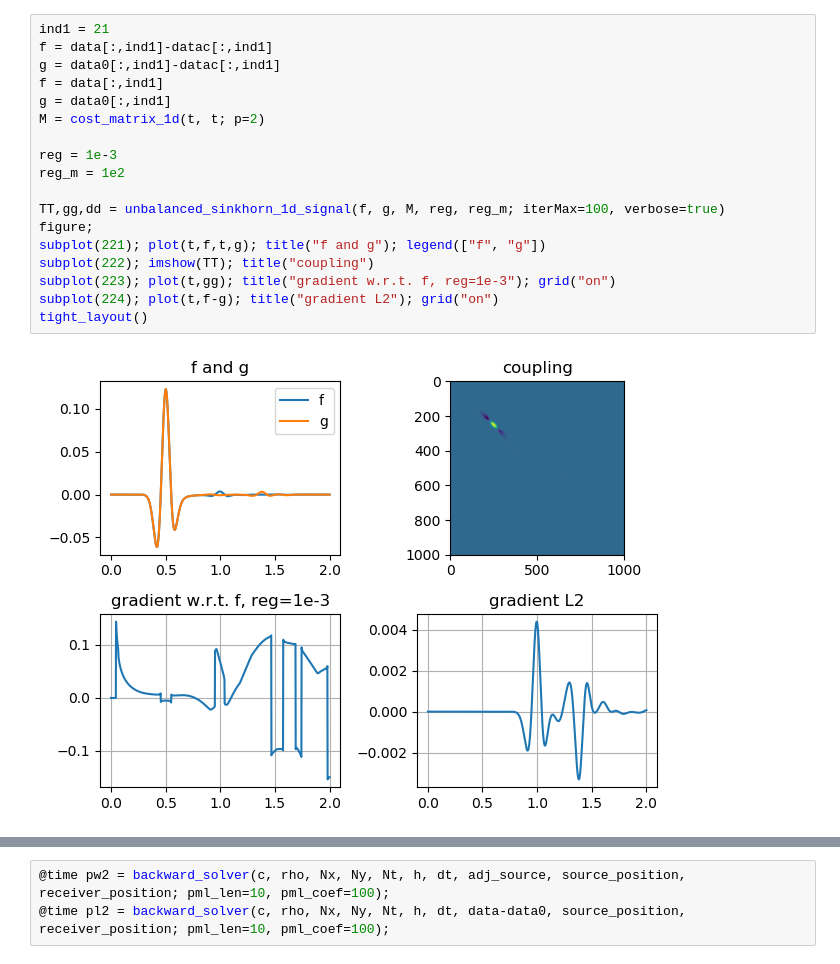
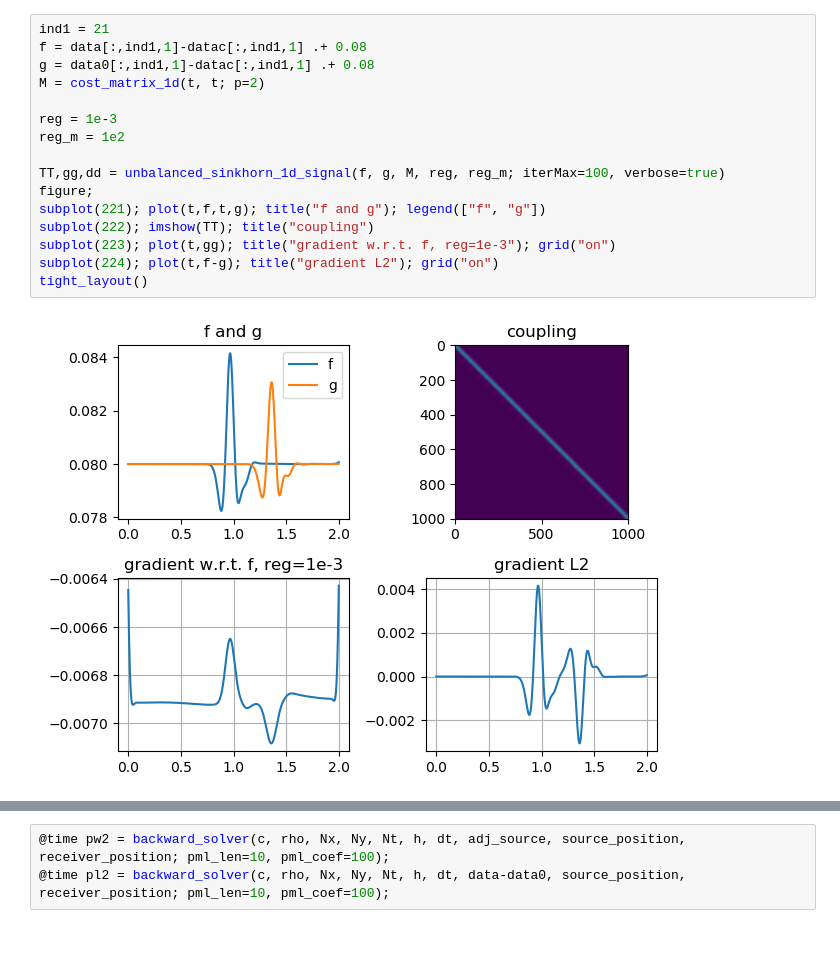
Before and after one commit to zzar43/Sinkhorn_code, a Jupyter notebook: demo_FWI_1.ipynb, the cells around one changed output, grey strips where cells are left out. Cells and saved outputs as stored; diff of their text form.

```diff
--- a/demo_FWI_1.ipynb
+++ b/demo_FWI_1.ipynb
@@ -81,20 +138,18 @@ tight_layout()
 # %%
 ind1 = 21
-f = data[:,ind1]-datac[:,ind1]
-g = data0[:,ind1]-datac[:,ind1]
-f = data[:,ind1]
-g = data0[:,ind1]
+f = data[:,ind1,1]-datac[:,ind1,1] .+ 0.08
+g = data0[:,ind1,1]-datac[:,ind1,1] .+ 0.08
 M = cost_matrix_1d(t, t; p=2)
 
 reg = 1e-3
 reg_m = 1e2
 
 TT,gg,dd = unbalanced_sinkhorn_1d_signal(f, g, M, reg, reg_m; iterMax=100, verbose=true)
 figure;
 subplot(221); plot(t,f,t,g); title("f and g"); legend(["f", "g"])
 subplot(222); imshow(TT); title("coupling")
 subplot(223); plot(t,gg); title("gradient w.r.t. f, reg=1e-3"); grid("on")
 subplot(224); plot(t,f-g); title("gradient L2"); grid("on")
 tight_layout()
 # %% [output]
-[figure, old version]
+[figure, new version]
```
Also changed, not shown: parts of 13 cells of this notebook, 2 other files.
